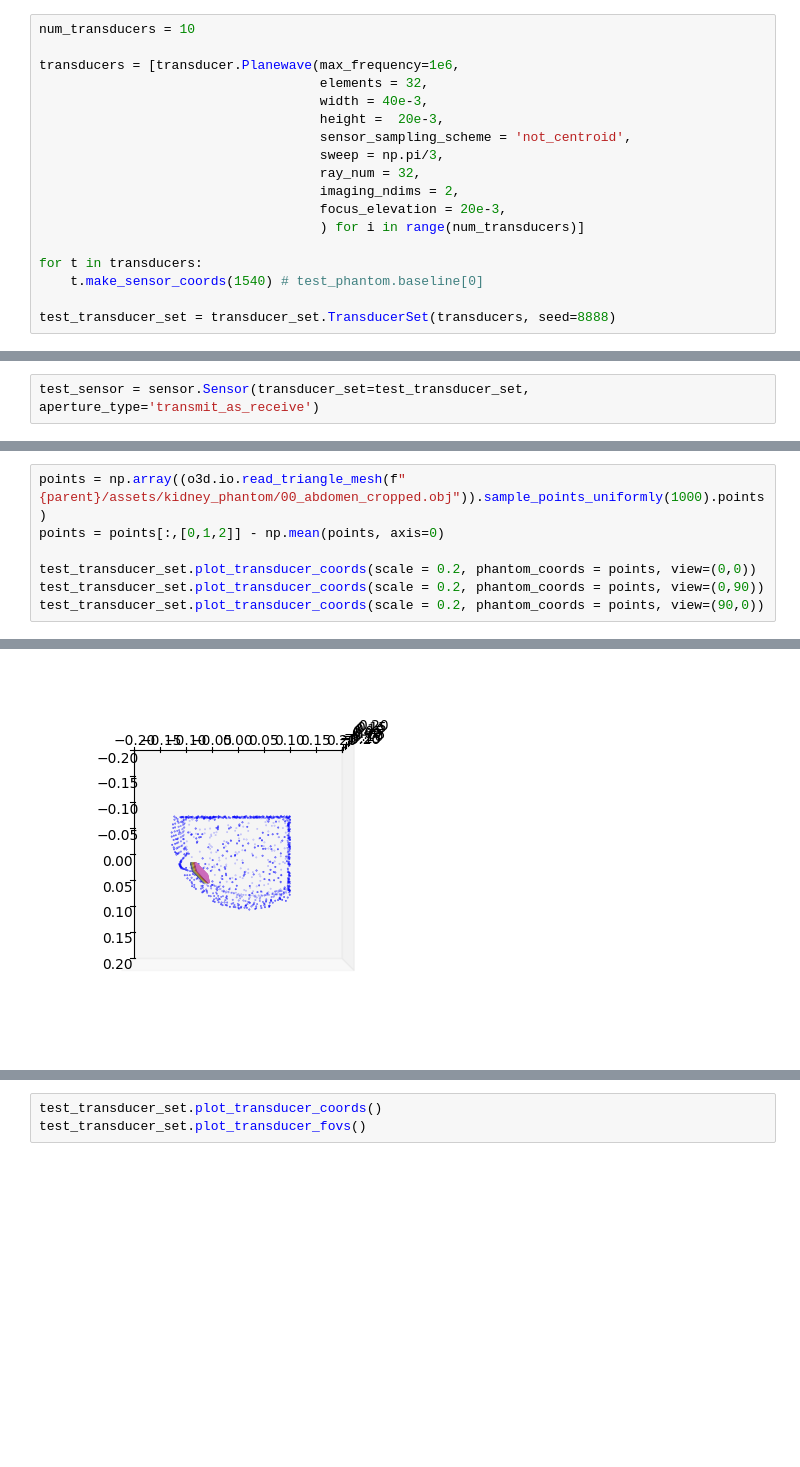
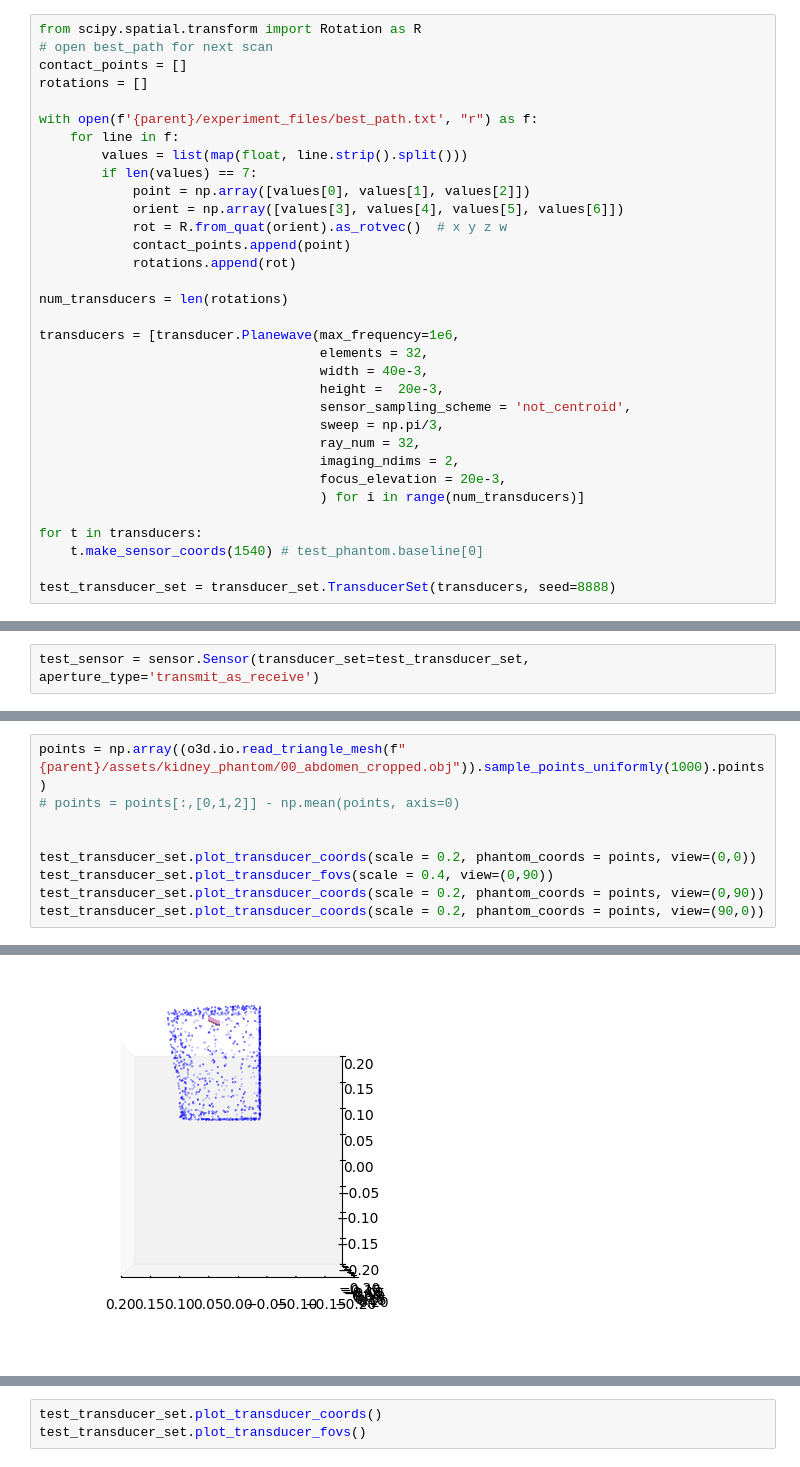
Before and after one commit to qzlinqian/MUSiK, a Jupyter notebook: demos/kidney/qian_test.ipynb, the cells around one changed output, grey strips where cells are left out. Drawn from its saved outputs; the diff is of its cells as text; blank space fills up the shorter version.

Commit message:
local changes in test

```diff
--- a/demos/kidney/qian_test.ipynb
+++ b/demos/kidney/qian_test.ipynb
@@ -84,7 +84,22 @@ plt.imshow(body_mask[180,:, :] * 1000, alpha=0.2, cmap='Reds_r')
 <matplotlib.image.AxesImage at 0x...>
 [figure]
 # %%
-num_transducers = 10
+from scipy.spatial.transform import Rotation as R
+# open best_path for next scan
+contact_points = []
+rotations = []
+
+with open(f'{parent}/experiment_files/best_path.txt', "r") as f:
+    for line in f:
+        values = list(map(float, line.strip().split()))
+        if len(values) == 7:
+            point = np.array([values[0], values[1], values[2]])
+            orient = np.array([values[3], values[4], values[5], values[6]])
+            rot = R.from_quat(orient).as_rotvec()  # x y z w
+            contact_points.append(point)
+            rotations.append(rot)
+
+num_transducers = len(rotations)
 
 transducers = [transducer.Planewave(max_frequency=1e6,
                                     elements = 32,
@@ -143,8 +201,10 @@ sensor_coord = np.mean(test_sensor.sensor_coords, axis=0) / voxel_size + np.arra
 # %%
 points = np.array((o3d.io.read_triangle_mesh(f"{parent}/assets/kidney_phantom/00_abdomen_cropped.obj")).sample_points_uniformly(1000).points)
-points = points[:,[0,1,2]] - np.mean(points, axis=0)
+# points = points[:,[0,1,2]] - np.mean(points, axis=0)
+
 
 test_transducer_set.plot_transducer_coords(scale = 0.2, phantom_coords = points, view=(0,0))
+test_transducer_set.plot_transducer_fovs(scale = 0.4, view=(0,90))
 test_transducer_set.plot_transducer_coords(scale = 0.2, phantom_coords = points, view=(0,90))
 test_transducer_set.plot_transducer_coords(scale = 0.2, phantom_coords = points, view=(90,0))
 # %% [output]
@@ -153 +213 @@ test_transducer_set.plot_transducer_coords(scale = 0.2, phantom_coords = points,
-[figure, old version]
+[figure, new version]
```
Also changed, not shown: parts of 22 cells of this notebook, 8 other files.
